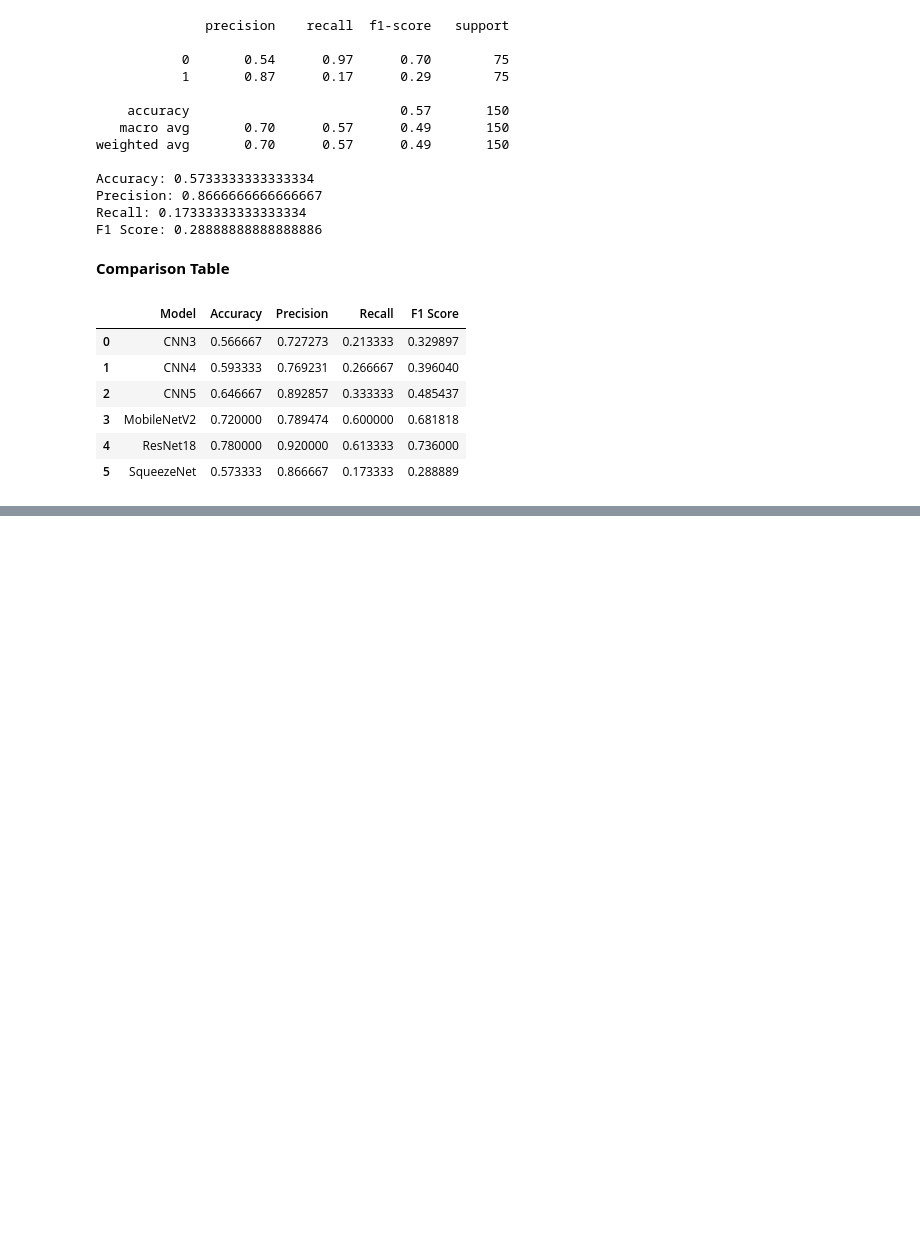
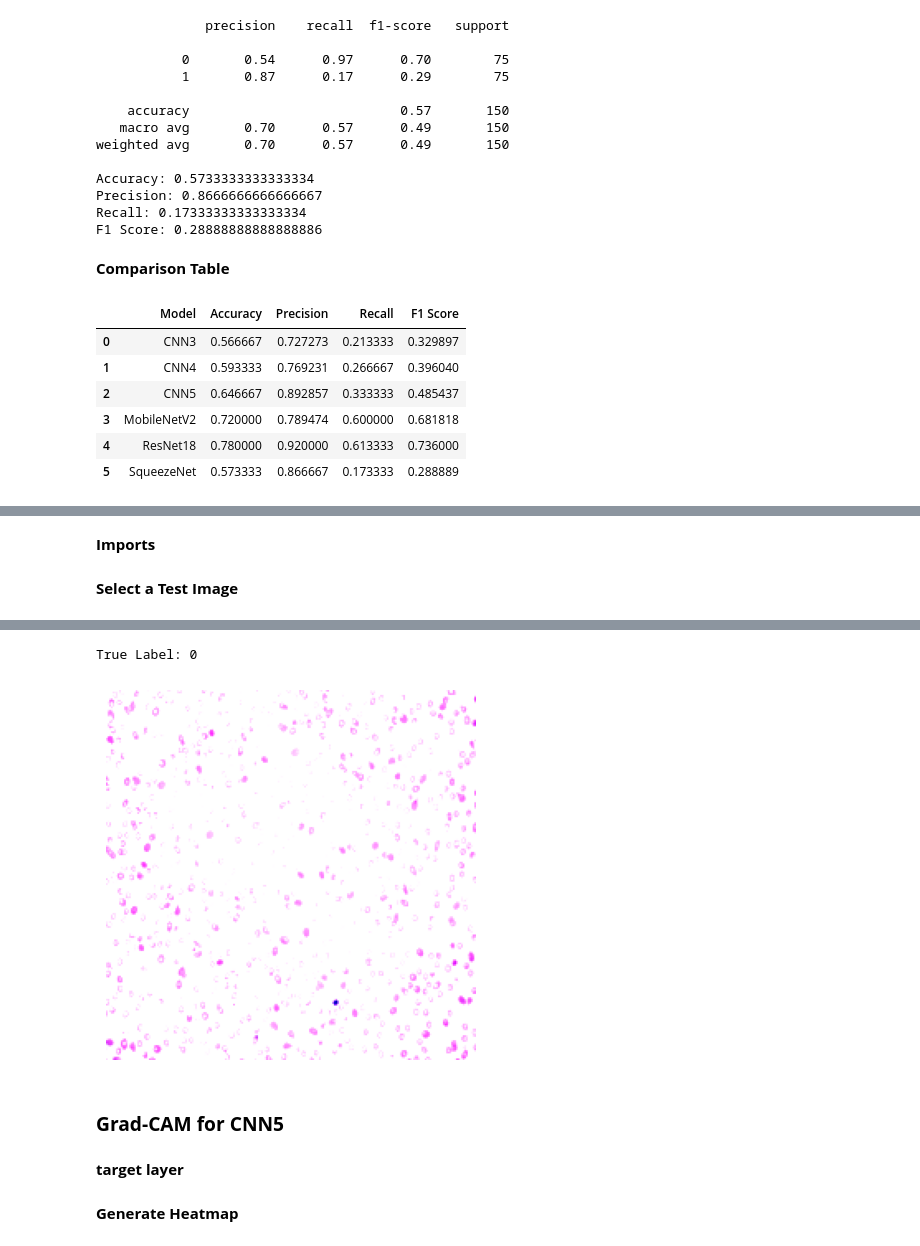
Before and after one commit to Haniakhan702/AneRBC-ANN-and-DL, a Jupyter notebook: AneRBC_ANN_and_DL.ipynb, the cells around one changed output, grey strips where cells are left out. Saved outputs shown, nothing was run; the diff lists cells and outputs as text; code cells hidden in the pictures; blank space fills up the shorter version.

```diff
--- a/AneRBC_ANN_and_DL.ipynb
+++ b/AneRBC_ANN_and_DL.ipynb
@@ -1422,0 +1434,2 @@ results
+# %% [markdown]
+**Imports**
@@ -1422,0 +1446,11 @@ results
+# %% [markdown]
+**Select a Test Image**
+# %%
+sample_img, sample_label = test_dataset[0]
+
+print("True Label:", sample_label)
+
+plt.imshow(sample_img.permute(1,2,0))
+plt.axis("off")
+plt.show()
+# %% [output]
@@ -1422,0 +1458,6 @@ results
+True Label: 0
+[figure, added]
+# %% [markdown]
+### **Grad-CAM for CNN5**
+# %% [markdown]
+**target layer**
@@ -1422,0 +1466,2 @@ results
+# %% [markdown]
+**Generate Heatmap**
```
Also changed, not shown: parts of 17 cells of this notebook.
